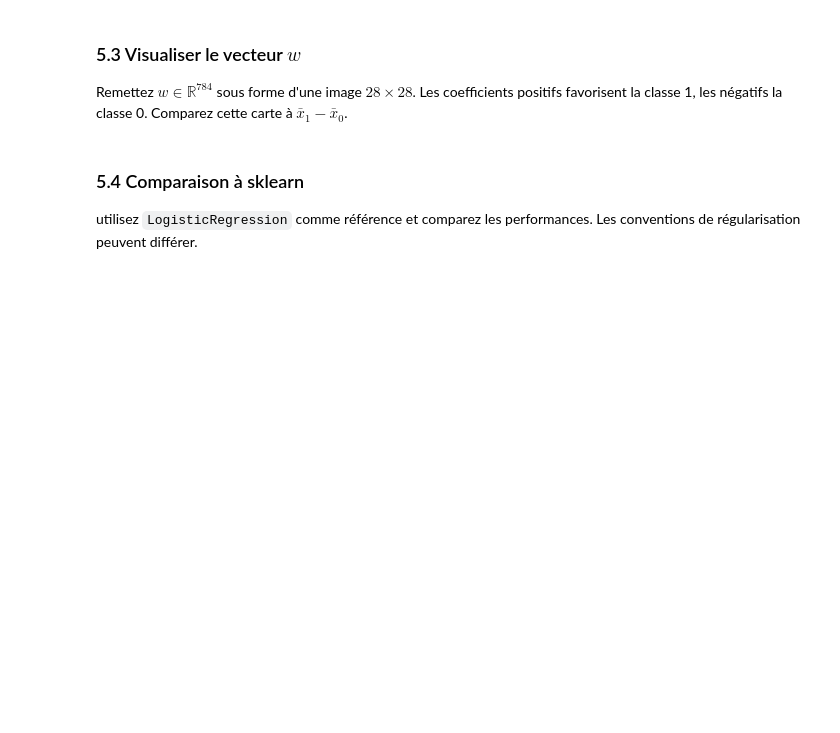
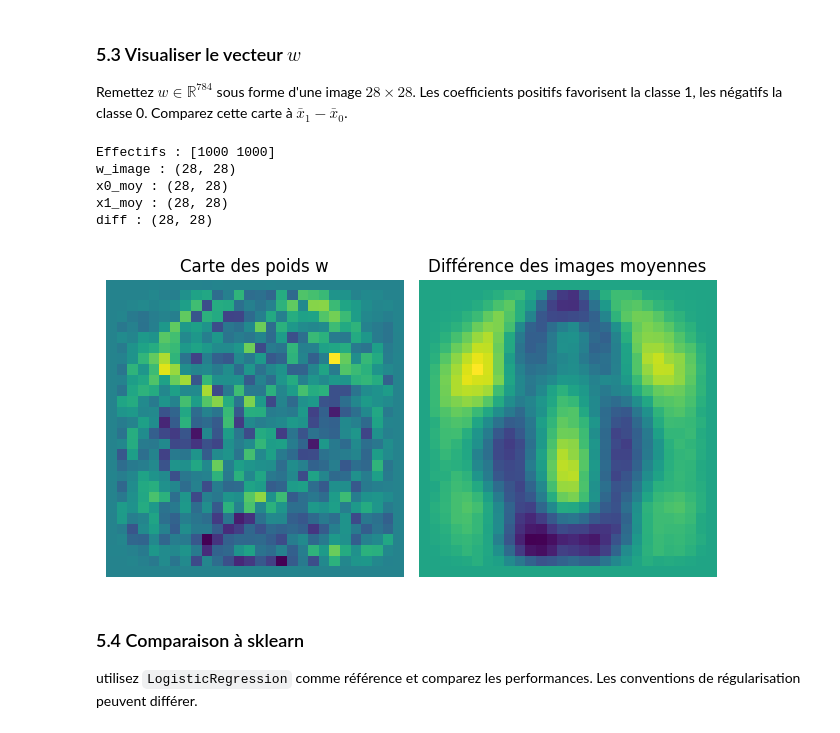
Before and after one commit to antoinecassou/3GMO1, a Jupyter notebook: Projet_QuickDraw_Sujet.ipynb, the cells around one changed output. Drawn from its saved outputs; the diff is of its cells as text; code cells hidden in the pictures; blank space fills up the shorter version.

```diff
--- a/Projet_QuickDraw_Sujet.ipynb
+++ b/Projet_QuickDraw_Sujet.ipynb
@@ -745,8 +839,74 @@ if len(wrong):
 ### 5.3 Visualiser le vecteur $w$
 Remettez $w\in\mathbb{R}^{784}$ sous forme d'une image $28\times28$. Les coefficients positifs favorisent la classe 1, les négatifs la classe 0. Comparez cette carte à $\bar x_1-\bar x_0$.
 # %%
-w = ...
-fig, axes = plt.subplots(...)
+""" # Récupérer les poids sans le biais
+w = theta_star[:-1]
+
+# Transformer le vecteur en image 28 x 28
+w_image = w.reshape(28, 28)
+
+# Calculer la différence des images moyennes
+
+x0_moy = Ximg[y==0].mean(axis = 0)
+print(x0_moy.shape)
+x1_moy = Ximg[y==1].mean(axis = 0)
+diff = x1_moy-x0_moy
+# Afficher les deux images
+fig, axes = plt.subplots(1, 2)
+
+axes[0].imshow(w_image)
+axes[0].set_title("Carte des poids w")
+
+
+axes[1].imshow(diff, cmap="gray")
+axes[1].set_title("Différence des images moyennes")
+
+
+plt.show()"""
+
+# Recharger les images et les étiquettes correctes
+Ximg, y, class_names = load_pair(PAIR, N_PER_CLASS)
+
+# Vérifier les effectifs
+print("Effectifs :", np.bincount(y))
+
+# Récupérer les poids sans le biais
+w = theta_star[:-1]
+
+# Transformer les poids en image 28 x 28
+w_image = w.reshape(28, 28)
+
+x0_moy = Ximg[y == 0].mean(axis=0)
+x1_moy = Ximg[y == 1].mean(axis=0)
+
+diff = x1_moy - x0_moy
+
+# Vérifier les dimensions
+print("w_image :", w_image.shape)
+print("x0_moy :", x0_moy.shape)
+print("x1_moy :", x1_moy.shape)
+print("diff :", diff.shape)
+
+# Afficher les deux images
+fig, axes = plt.subplots(1, 2)
+
+axes[0].imshow(w_image)
+axes[0].set_title("Carte des poids w")
+axes[0].axis("off")
+
+axes[1].imshow(diff)
+axes[1].set_title("Différence des images moyennes")
+axes[1].axis("off")
+
+plt.tight_layout()
+plt.show()
+# %% [output]
+Effectifs : [1000 1000]
+w_image : (28, 28)
+x0_moy : (28, 28)
+x1_moy : (28, 28)
+diff : (28, 28)
+[figure, added]
 # %% [markdown]
 ### 5.4 Comparaison à sklearn
 
```
Also changed, not shown: parts of 12 cells of this notebook, 3 other files.
